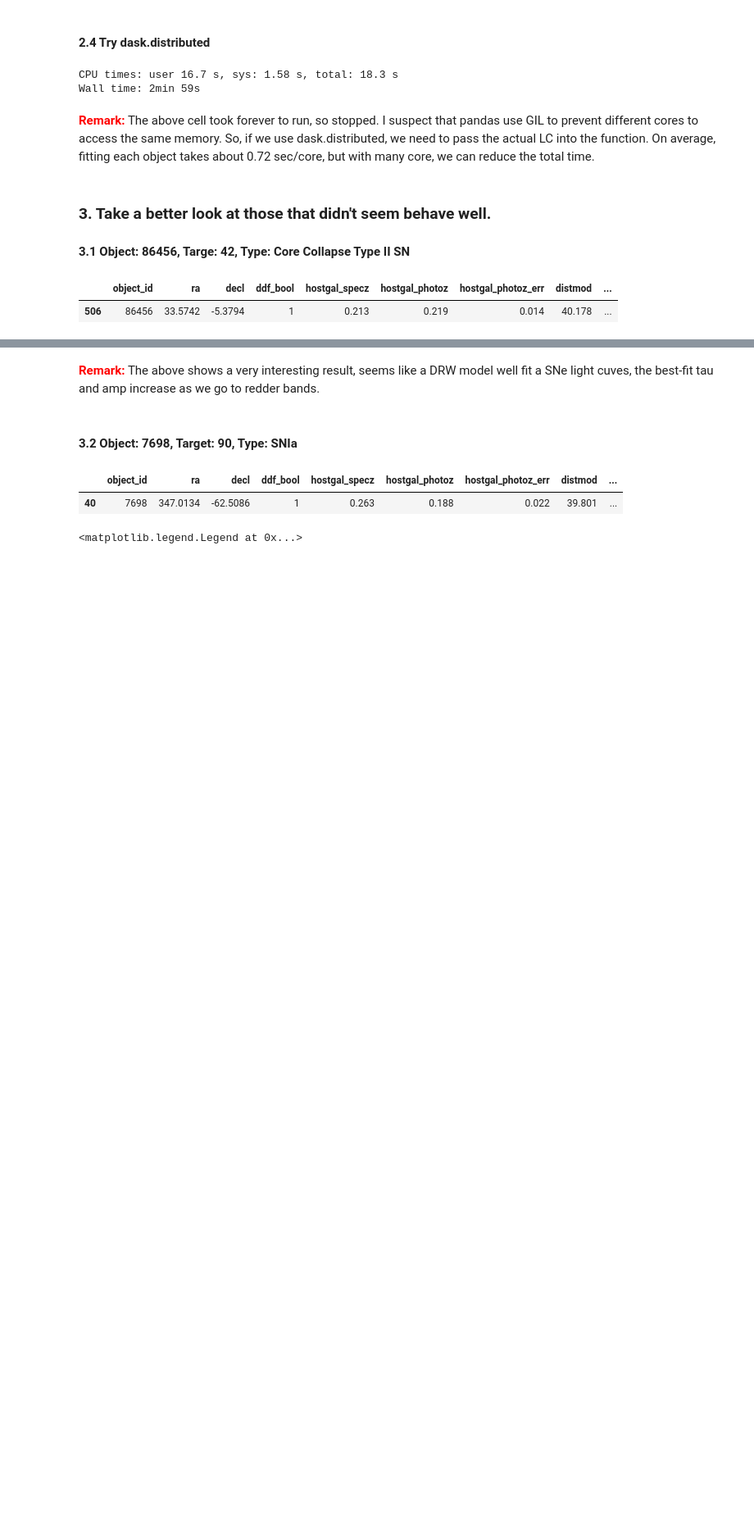
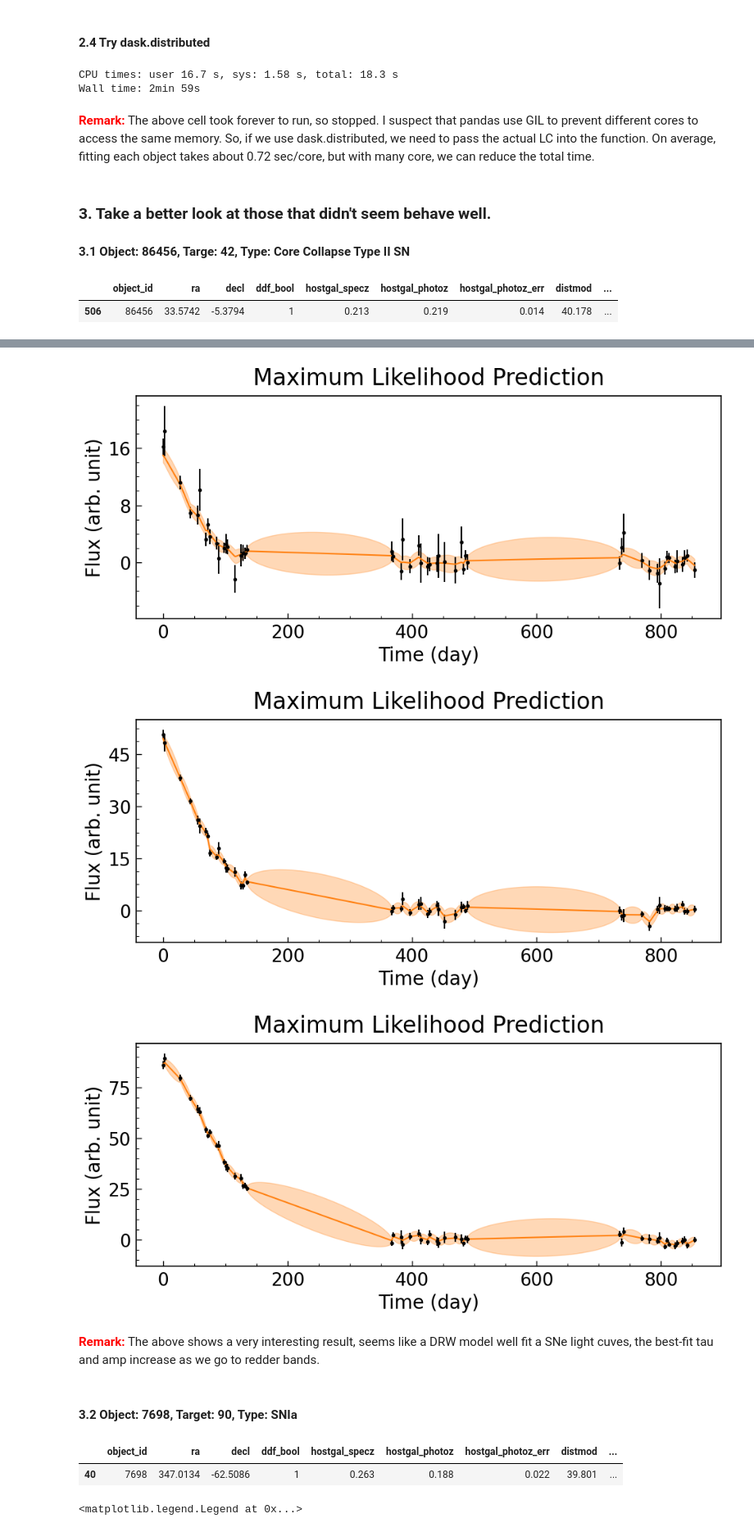
Before and after one commit to laofei177/plasticc_carma, a Jupyter notebook: notebooks/01_EDA.ipynb, the cells around one changed output, grey strips where cells are left out. Shown at 82% size. Cells and saved outputs as stored; diff of their text form; code cells hidden in the pictures; blank space fills up the shorter version.

```diff
--- a/notebooks/01_EDA.ipynb
+++ b/notebooks/01_EDA.ipynb
@@ -476,6 +512,6 @@ array([23.8290059 , 58.03577086, 53.53418735, 52.65958104, 56.27042717,
 # %%
-lc = train_lc[train_lc.object_id == 86456]
-lc['flux'] -= lc['flux'].min()
+lc = train_lc[train_lc.object_id == 86456].copy()
+lc.loc[:, 'flux'] -= lc['flux'].min()
 for band in range(6):
     lc_per_f = lc[lc.passband == band]
     plt.errorbar(lc_per_f.mjd, lc_per_f.flux, lc_per_f.flux_err, fmt='.',
@@ -510,3 +535,12 @@ lc_fit_id(86456, 0, de=True, plot=True, debug=True)
+# %%
+for band in range(1,4):
+    lc_g = lc[lc.passband == band]
+    plot_pred_drw_lc(lc_g, best_fit[band+1], best_fit[band+1+6], time_col='mjd',
+                     y_col='flux', yerr_col='flux_err')
+# %% [output]
+[figure, added]
+[figure, added]
+[figure, added]
 # %% [markdown]
 <span style='color:red'>__Remark:__</span> The above shows a very interesting result, seems like a DRW model well fit a SNe light cuves, the best-fit tau and amp increase as we go to redder bands.
 # %% [markdown]
```
Also changed, not shown: parts of 18 cells of this notebook, 1 other file.
